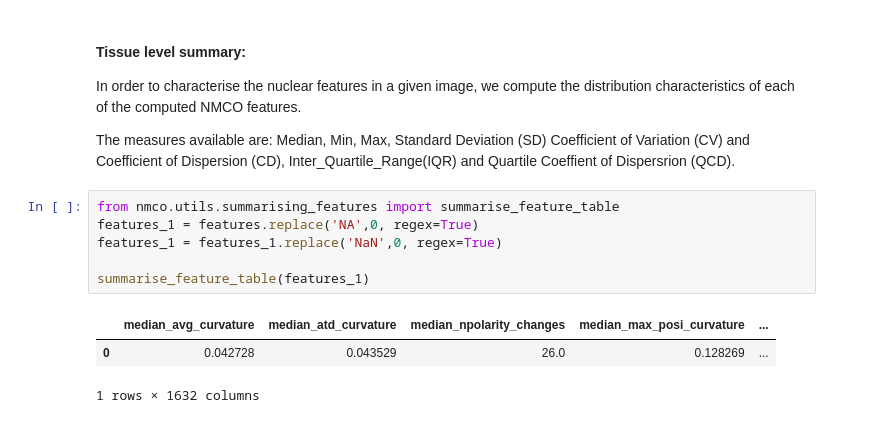
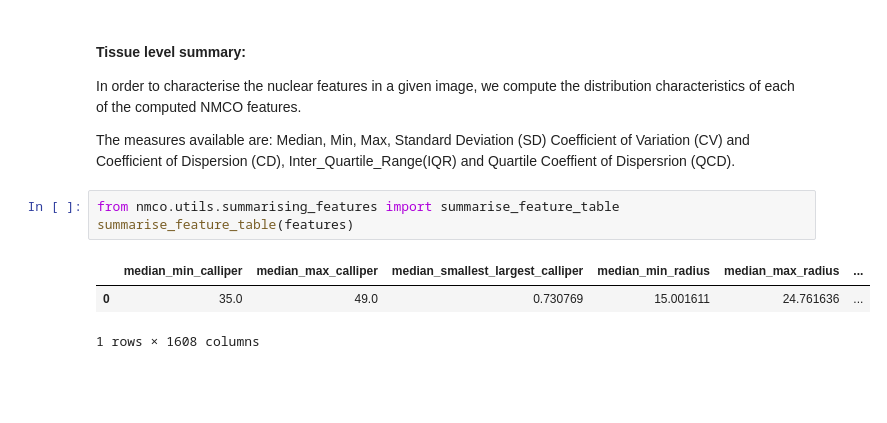
Before and after one commit to GVS-Lab/chrometrics, a Jupyter notebook: notebooks/Nuclear_Features.ipynb, the cells around one changed output. Cells and saved outputs as stored; diff of their text form; blank space fills up the shorter version.

```diff
--- a/notebooks/Nuclear_Features.ipynb
+++ b/notebooks/Nuclear_Features.ipynb
@@ -275,11 +294,8 @@ In order to characterise the nuclear features in a given image, we compute the d
 The measures available are: Median, Min, Max, Standard Deviation (SD) Coefficient of Variation (CV) and Coefficient of Dispersion (CD), Inter_Quartile_Range(IQR) and Quartile Coeffient of Dispersrion (QCD).
 # %%
 from nmco.utils.summarising_features import summarise_feature_table
-features_1 = features.replace('NA',0, regex=True)
-features_1 = features_1.replace('NaN',0, regex=True)
-
-summarise_feature_table(features_1)
+summarise_feature_table(features)
 # %% [output]
-|  | median_avg_curvature | median_atd_curvature | median_npolarity_changes | median_max_posi_curvature | ... |
-| 0 | 0.042728 | 0.043529 | 26.0 | 0.128269 | ... |
+|  | median_min_calliper | median_max_calliper | median_smallest_largest_calliper | median_min_radius | median_max_radius | ... |
+| 0 | 35.0 | 49.0 | 0.730769 | 15.001611 | 24.761636 | ... |
-1 rows × 1632 columns
+1 rows × 1608 columns
```
Also changed, not shown: parts of 20 cells of this notebook.
